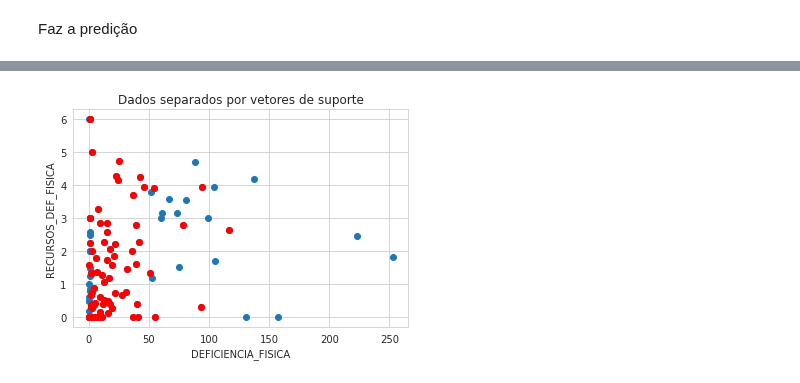
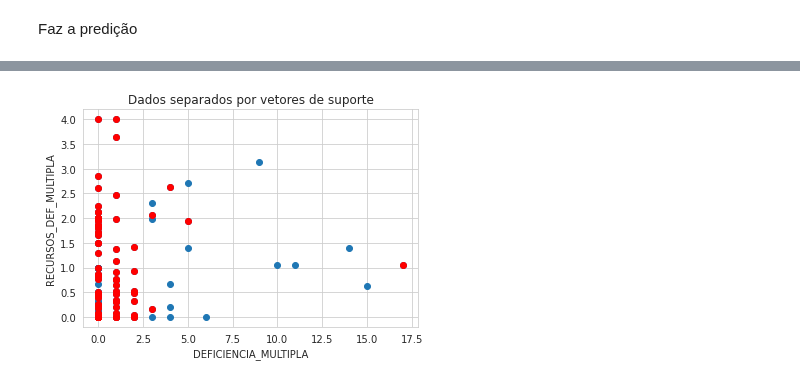
Before and after one commit to roxacarv/edulearn, a Jupyter notebook: classificação/classification.ipynb, the cells around one changed output, grey strips where cells are left out. Cells and saved outputs as stored; diff of their text form; code cells hidden in the pictures.

Commit message:
Treinamento do SVM com 3 tipos administrativos e diferentes deficiências

```diff
--- a/classificação/classification.ipynb
+++ b/classificação/classification.ipynb
@@ -19,7 +19,7 @@ from mlxtend.plotting import plot_decision_regions
 dataset = pd.read_csv("dados_ies_sem_nan_sem_privadas_utf8.csv", index_col=0, encoding="utf8")
 
 dataset.drop(dataset[dataset.TIPO_CATEGORIA_ADM == "Especial"].index, inplace=True)
-dataset.drop(dataset[dataset.TIPO_CATEGORIA_ADM == "Pública Municipal"].index, inplace=True)
+#dataset.drop(dataset[dataset.TIPO_CATEGORIA_ADM == "Pública Municipal"].index, inplace=True)
 set(dataset["TIPO_CATEGORIA_ADM"])
 #dataset.dropna(subset=["TIPO_CATEGORIA_ADM"], inplace=True)
 #print(set(dataset["TIPO_CATEGORIA_ADM"]))
@@ -91,13 +91,13 @@ X = dataset.drop(columns=[
                           "CODIGO_IES",
                           "NUM_CURSOS",
                           "DEFICIENCIA_AUDITIVA",
+                          "DEFICIENCIA_FISICA",
                           "DEFICIENCIA_VISUAL",
                           "DEFICIENCIA_COGNITIVA",
-                          "DEFICIENCIA_MULTIPLA",
-                          "RECURSOS_DEF_VISUAL",
                           "RECURSOS_DEF_AUDITIVA",
                           "RECURSOS_DEF_COGNITIVA",
-                          "RECURSOS_DEF_MULTIPLA"
+                          "RECURSOS_DEF_VISUAL",
+                          "RECURSOS_DEF_FISICA"
                           ])
 y = dataset["TIPO_CATEGORIA_ADM"].values
 
@@ -226,28 +222,28 @@ for i in [15, 20, 25, 30, 50]:
 # %%
 from sklearn import svm
 from sklearn import metrics
 
 clf = svm.SVC(kernel='linear')
 clf.fit(X_train, y_train)
 y_pred = clf.predict(X_test)
 
 #print("Accuracy:",metrics.accuracy_score(y_test, y_pred))
 #print("Precision:",metrics.precision_score(y_test, y_pred, average="weighted"))
 #print("Recall:",metrics.recall_score(y_test, y_pred, average="weighted"))
 
 support_vector_indices = clf.support_
 #print(support_vector_indices)
 
 support_vector_classes = clf.n_support_
 #print(support_vector_classes)
 
 support_vectors = clf.support_vectors_
 
-plt.scatter(X_train["DEFICIENCIA_FISICA"], X_train["RECURSOS_DEF_FISICA"])
+plt.scatter(X_train["DEFICIENCIA_MULTIPLA"], X_train["RECURSOS_DEF_MULTIPLA"])
 plt.scatter(support_vectors[:,0], support_vectors[:,1], color="red")
 plt.title("Dados separados por vetores de suporte")
-plt.xlabel("DEFICIENCIA_FISICA")
-plt.ylabel("RECURSOS_DEF_FISICA")
+plt.xlabel("DEFICIENCIA_MULTIPLA")
+plt.ylabel("RECURSOS_DEF_MULTIPLA")
 plt.show()
 # %% [output]
-[figure, old version]
+[figure, new version]
```
Also changed, not shown: parts of 8 cells of this notebook.
